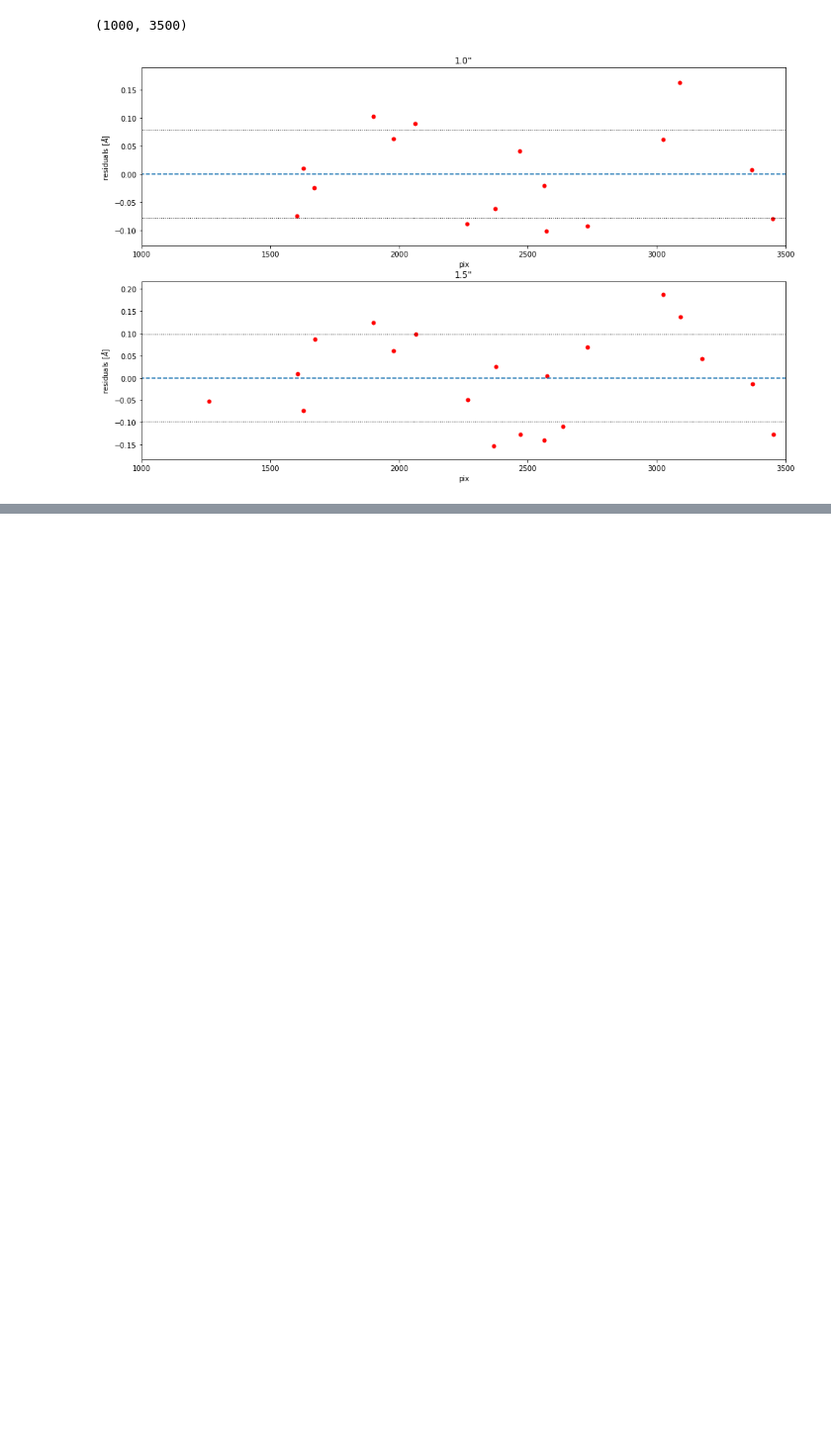
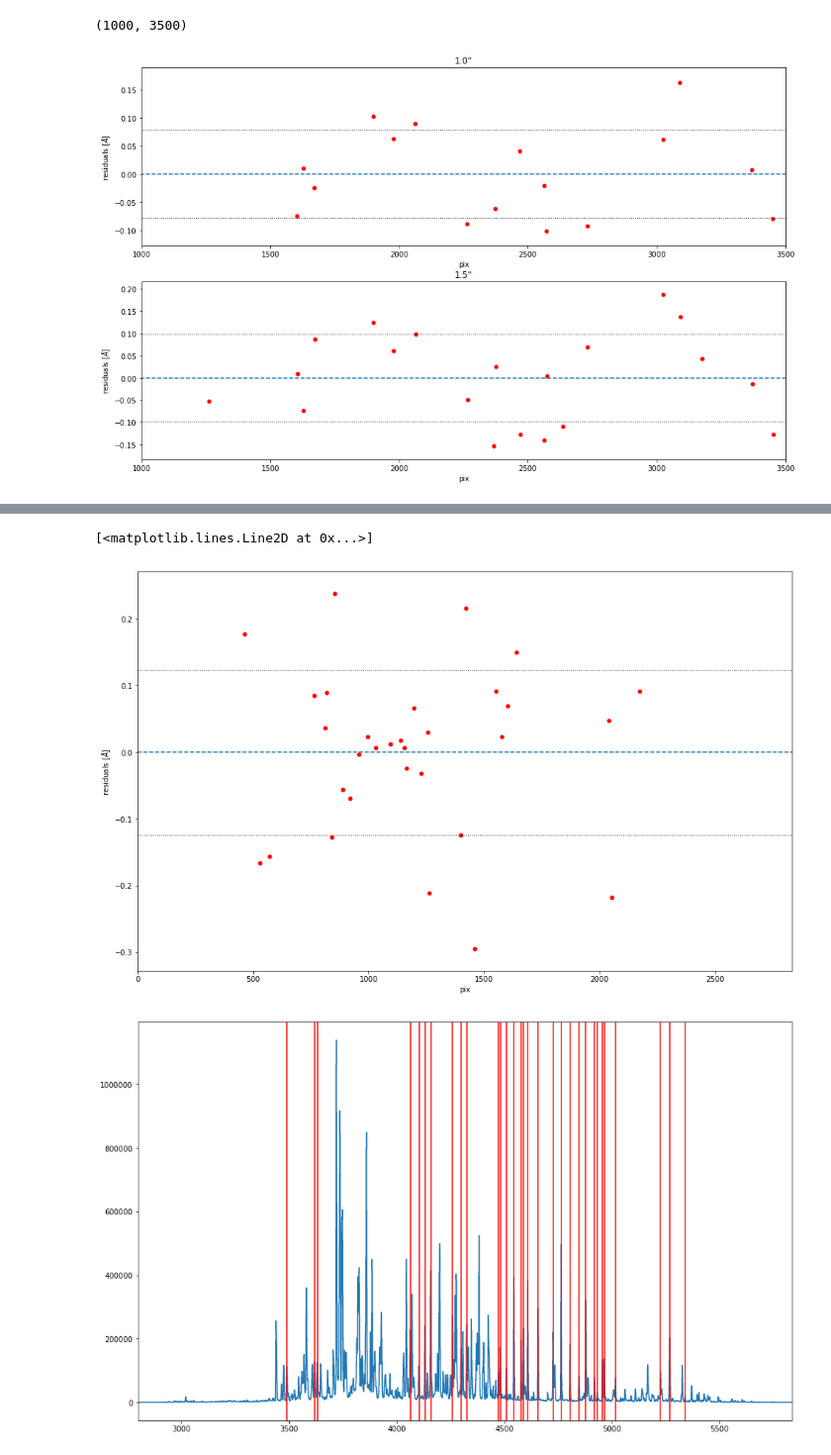
Before and after one commit to deerow22/data_reduction_scrap, a Jupyter notebook: my data reduction_scrap.ipynb, the cells around one changed output, grey strips where cells are left out. Shown: that part at 99% size. Cells and saved outputs as stored; diff of their text form; code cells hidden in the pictures; blank space fills up the shorter version.

```diff
--- a/my data reduction_scrap.ipynb
+++ b/my data reduction_scrap.ipynb
@@ -309,0 +369,16 @@ plt.xlim(1000, 3500)
+# %%
+#match atlas to arc lamp data - via lines peaks to get wavelengths
+
+
+bluearcimg10 = reduce_dblspec.DoubleSpecImage('20170518/blue0011.fits').overscan_sub_and_trim().flatten(bnfl)
+bds10 = reduce_dblspec.DispersionSolution(bluearcimg10, (205, 260), poly_order=3)
+
+bds10.guess_line_loc(1958, 3719.93)
+#bds10.guess_line_loc(1828, 3859.9114)
+bds10.guess_line_loc(1602, 4103.91)
+bds10.guess_line_loc(1550, 4158.59)
+bds10.guess_line_loc(1254, 4481.81)
+bds10.guess_line_loc(993, 4764.86)
+bds10.guess_line_loc(529, 5269.53)
+
+bds10.guess_from_line_list(reduce_dblspec.FEAR_LINE_LIST,minpeakratio=5, continuous_fit=True, sigmaclip=True, max_wl=5400)
@@ -309,0 +404,10 @@ plt.xlim(1000, 3500)
+# %%
+#use matched atlas to arc lamp lines to get pixel correlations
+
+bds10.plot_solution(True)
+plt.figure()
+bds10.plot_spec_wl()
+# %% [output]
+[<matplotlib.lines.Line2D at 0x...>]
+[figure, added]
+[figure, added]
```
Also changed, not shown: parts of 18 cells of this notebook.
